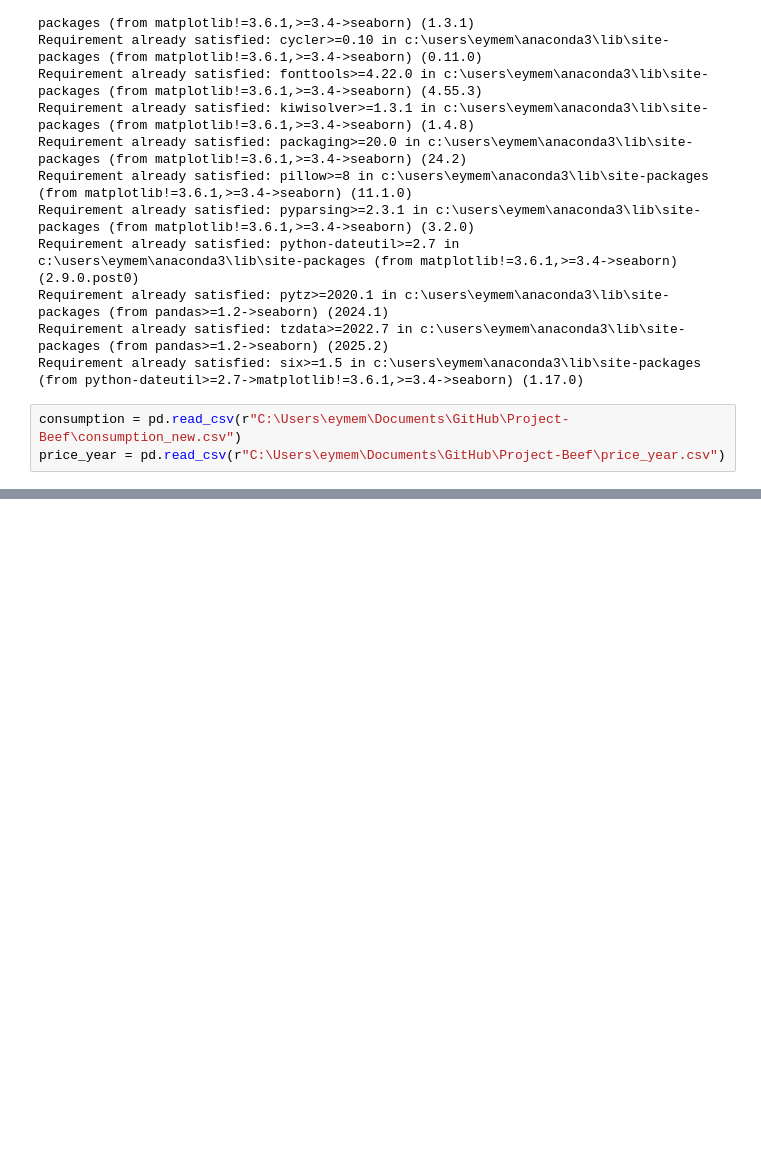
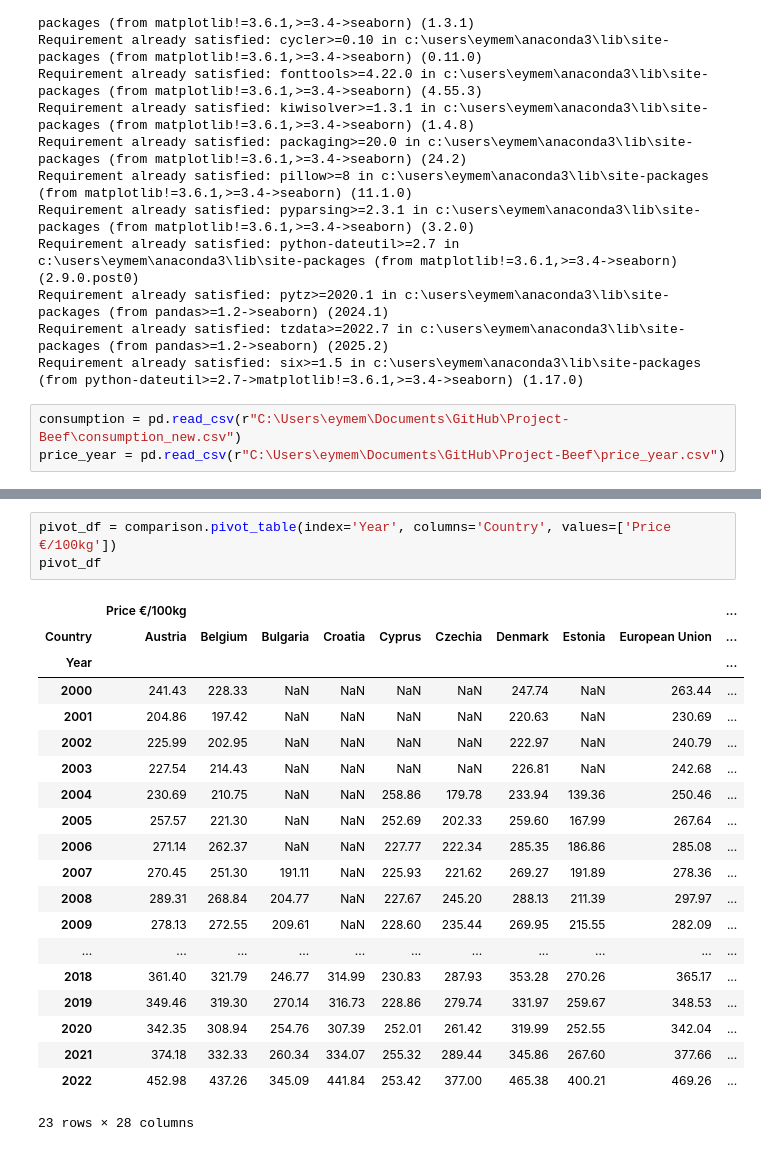
Before and after one commit to eymeklaus/Research-Study-for-Beef-Import-in-the-EU, a Jupyter notebook: Data Aggregation and Grouping.ipynb, the cells around one changed output, grey strips where cells are left out. Saved outputs shown, nothing was run; the diff lists cells and outputs as text; blank space fills up the shorter version.

```diff
--- a/Data Aggregation and Grouping.ipynb
+++ b/Data Aggregation and Grouping.ipynb
@@ -63,0 +207,24 @@ consumption.merge(price_year, how = "outer")
+# %%
+pivot_df = comparison.pivot_table(index='Year', columns='Country', values=['Price €/100kg'])
+pivot_df
+# %% [output]
+|  | Price €/100kg |  |  |  |  |  |  |  |  | ... |
+| Country | Austria | Belgium | Bulgaria | Croatia | Cyprus | Czechia | Denmark | Estonia | European Union | ... |
+| Year |  |  |  |  |  |  |  |  |  | ... |
+| 2000 | 241.43 | 228.33 | NaN | NaN | NaN | NaN | 247.74 | NaN | 263.44 | ... |
+| 2001 | 204.86 | 197.42 | NaN | NaN | NaN | NaN | 220.63 | NaN | 230.69 | ... |
+| 2002 | 225.99 | 202.95 | NaN | NaN | NaN | NaN | 222.97 | NaN | 240.79 | ... |
+| 2003 | 227.54 | 214.43 | NaN | NaN | NaN | NaN | 226.81 | NaN | 242.68 | ... |
+| 2004 | 230.69 | 210.75 | NaN | NaN | 258.86 | 179.78 | 233.94 | 139.36 | 250.46 | ... |
+| 2005 | 257.57 | 221.30 | NaN | NaN | 252.69 | 202.33 | 259.60 | 167.99 | 267.64 | ... |
+| 2006 | 271.14 | 262.37 | NaN | NaN | 227.77 | 222.34 | 285.35 | 186.86 | 285.08 | ... |
+| 2007 | 270.45 | 251.30 | 191.11 | NaN | 225.93 | 221.62 | 269.27 | 191.89 | 278.36 | ... |
+| 2008 | 289.31 | 268.84 | 204.77 | NaN | 227.67 | 245.20 | 288.13 | 211.39 | 297.97 | ... |
+| 2009 | 278.13 | 272.55 | 209.61 | NaN | 228.60 | 235.44 | 269.95 | 215.55 | 282.09 | ... |
+| ... | ... | ... | ... | ... | ... | ... | ... | ... | ... | ... |
+| 2018 | 361.40 | 321.79 | 246.77 | 314.99 | 230.83 | 287.93 | 353.28 | 270.26 | 365.17 | ... |
+| 2019 | 349.46 | 319.30 | 270.14 | 316.73 | 228.86 | 279.74 | 331.97 | 259.67 | 348.53 | ... |
+| 2020 | 342.35 | 308.94 | 254.76 | 307.39 | 252.01 | 261.42 | 319.99 | 252.55 | 342.04 | ... |
+| 2021 | 374.18 | 332.33 | 260.34 | 334.07 | 255.32 | 289.44 | 345.86 | 267.60 | 377.66 | ... |
+| 2022 | 452.98 | 437.26 | 345.09 | 441.84 | 253.42 | 377.00 | 465.38 | 400.21 | 469.26 | ... |
+23 rows × 28 columns
```
Also changed, not shown: parts of 17 cells of this notebook.
